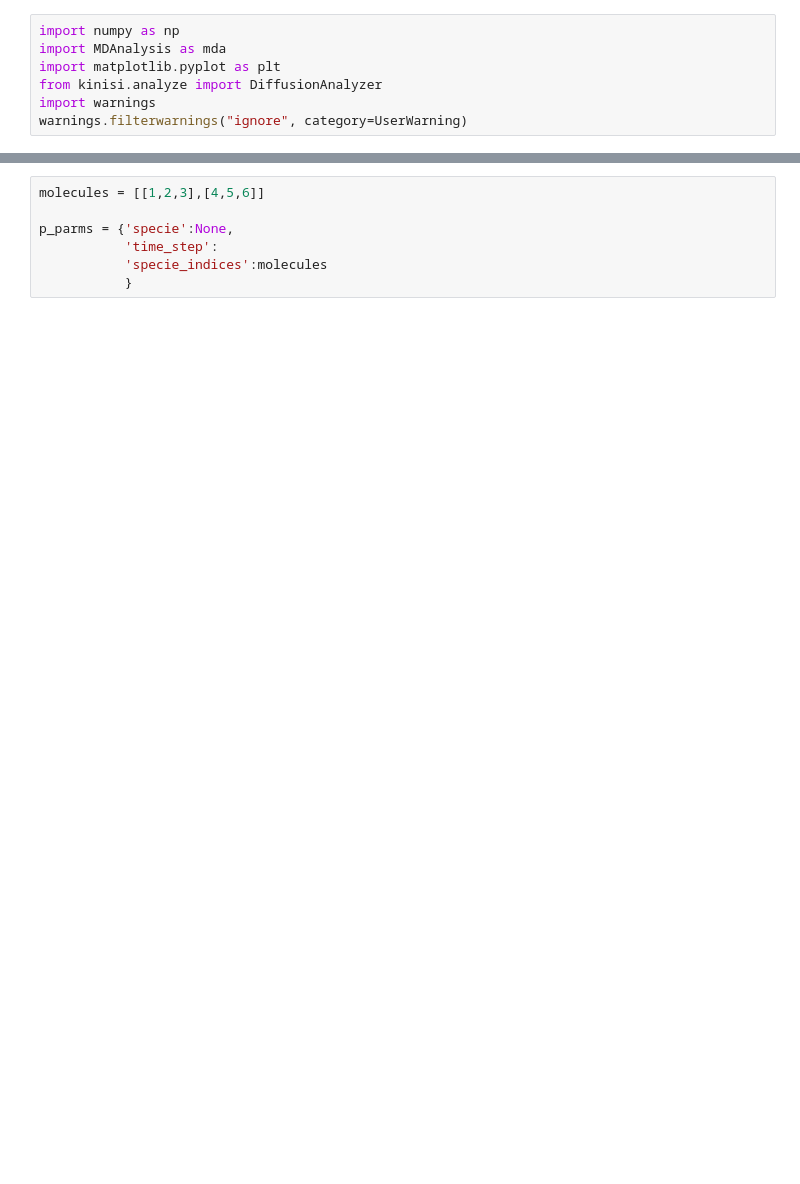
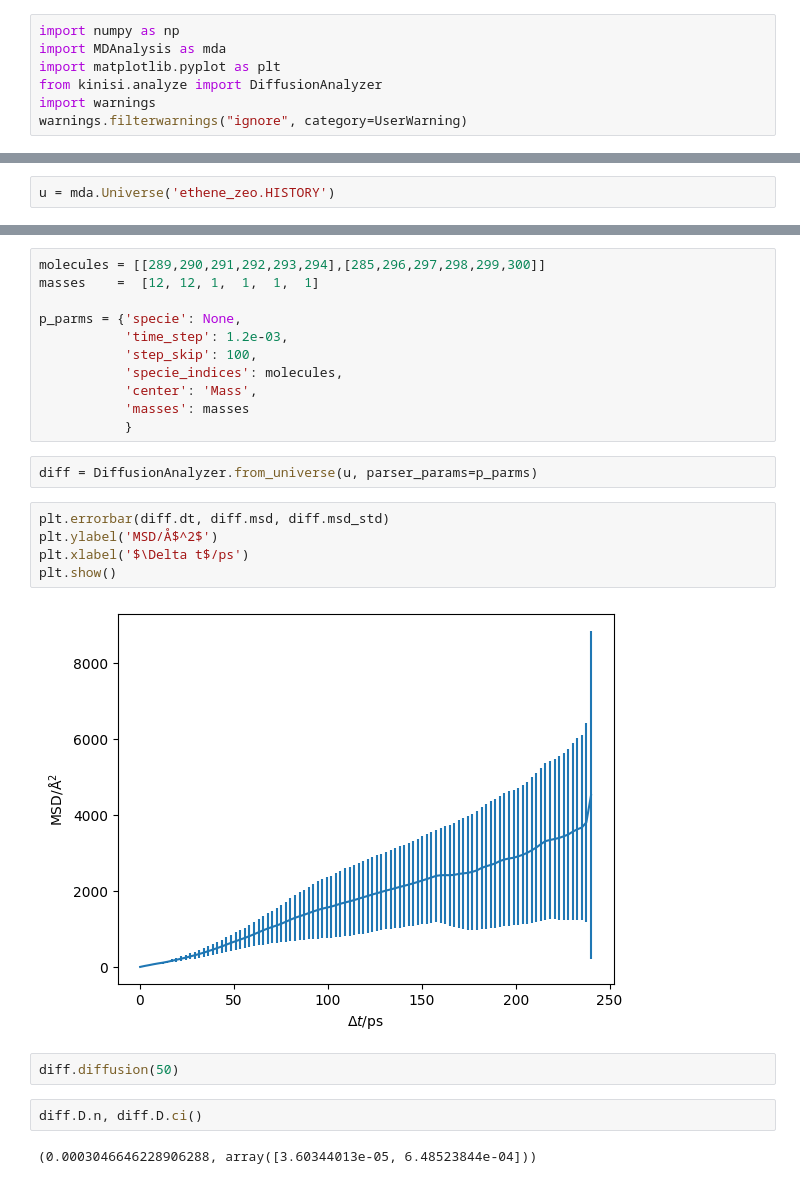
Before and after one commit to bjmorgan/kinisi, a Jupyter notebook: docs/source/mda_COG.ipynb, the cells around one changed output, grey strips where cells are left out. Drawn from its saved outputs; the diff is of its cells as text; blank space fills up the shorter version.

```diff
--- a/docs/source/mda_COG.ipynb
+++ b/docs/source/mda_COG.ipynb
@@ -20,0 +21,2 @@ We will start by calculating for the center of geometry. This is done by setting
+# %%
+u = mda.Universe('ethene_zeo.HISTORY')
@@ -21,7 +25,26 @@ We will start by calculating for the center of geometry. This is done by setting
 # %%
-molecules = [[1,2,3],[4,5,6]]
+molecules = [[289,290,291,292,293,294],[285,296,297,298,299,300]]
+masses    =  [12, 12, 1,  1,  1,  1]
 
-p_parms = {'specie':None,
-           'time_step':
-           'specie_indices':molecules
+p_parms = {'specie': None,
+           'time_step': 1.2e-03,
+           'step_skip': 100,
+           'specie_indices': molecules,
+           'center': 'Mass',
+           'masses': masses
            }
+# %%
+diff = DiffusionAnalyzer.from_universe(u, parser_params=p_parms)
+# %%
+plt.errorbar(diff.dt, diff.msd, diff.msd_std)
+plt.ylabel('MSD/Å$^2$')
+plt.xlabel('$\Delta t$/ps')
+plt.show()
+# %% [output]
+[figure, added]
+# %%
+diff.diffusion(50)
+# %%
+diff.D.n, diff.D.ci()
+# %% [output]
+(0.0003046646228906288, array([3.60344013e-05, 6.48523844e-04]))
```
Also changed, not shown: parts of 7 cells of this notebook, 1 other file.
